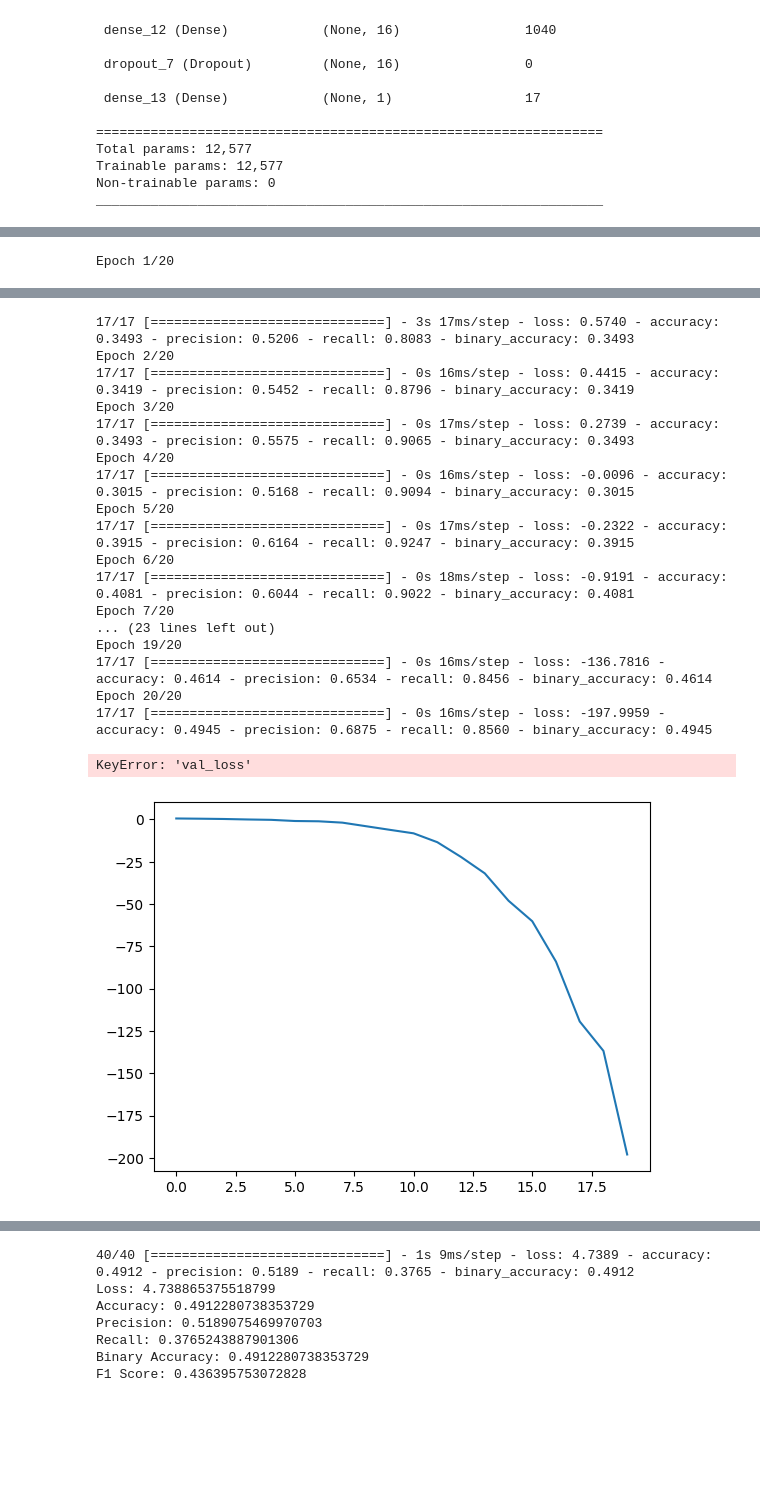
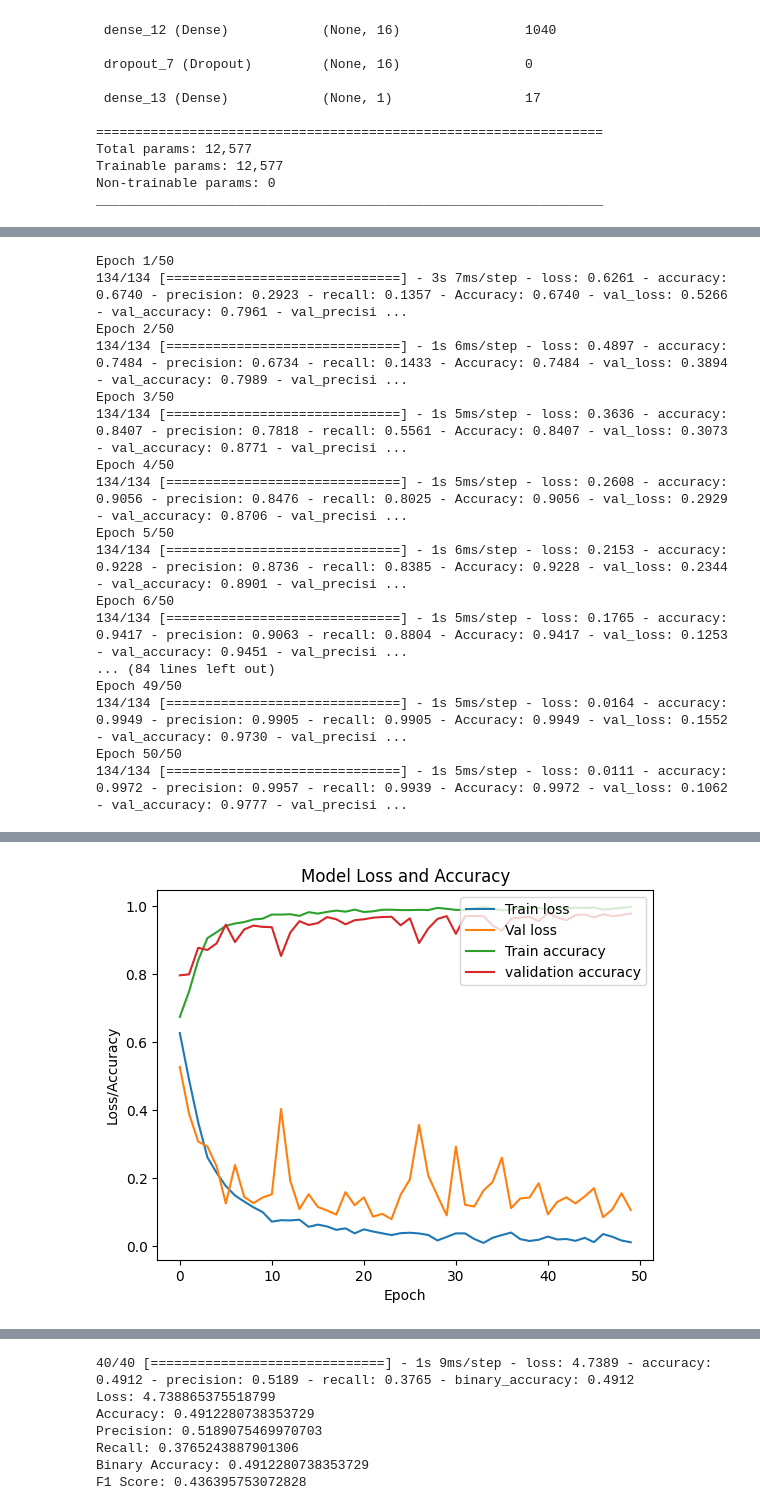
Before and after one commit to raaifhadadi/FYP, a Jupyter notebook: brugada_hb.ipynb, the cells around one changed output, grey strips where cells are left out. Saved outputs shown, nothing was run; the diff lists cells and outputs as text; code cells hidden in the pictures; blank space fills up the shorter version.

Commit message:
Cleanup + add k fold validation to brugada hearbeat classification notebook

```diff
--- a/brugada_hb.ipynb
+++ b/brugada_hb.ipynb
@@ -235,19 +65,18 @@ Test text labels shape: (1438,)
 # %%
-# check label distribution in each set
+label_dict = {
+    0: 'Normal',
+    1: 'Brugada',
+    2: 'RBBB'
+}
 
 print("Train label distribution")
-t = np.unique(train_text_labels, return_counts=True)
+t = np.unique(Y_train, return_counts=True)
 for i in range(len(t[0])):
-    print(t[0][i], ":", t[1][i], "\t", f'{t[1][i] / (np.sum(t[1])) : .2f}%',)
+    print(label_dict[t[0][i]], ":", t[1][i], "\t", f'{t[1][i] / (np.sum(t[1])) : .2f}%',)
 
-t = np.unique(val_text_labels, return_counts=True)
-print("\nVal label distribution")
+print("\nTest label distribution")
+t = np.unique(Y_test, return_counts=True)
 for i in range(len(t[0])):
-    print(t[0][i], ":", t[1][i], "\t", f'{t[1][i] / (np.sum(t[1])) : .2f}%',)
-
-t = np.unique(test_text_labels, return_counts=True)
-print("\nTest label distribution")
-for i in range(len(t[0])):
-    print(t[0][i], ":", t[1][i], "\t", f'{t[1][i] / (np.sum(t[1])) : .2f}%',)
+    print(label_dict[t[0][i]], ":", t[1][i], "\t", f'{t[1][i] / (np.sum(t[1])) : .2f}%',)
 # %% [output]
 Train label distribution
@@ -431,0 +385,8 @@ _________________________________________________________________
+# %%
+num_classes = 1
+X_input = keras.Input(shape=X_train.shape[1:])
+outputs, feature_output = cnn.model(X_input, num_classes=num_classes, filters=[12, 18, 24], kernels=[5,5,3], hidden_units=[32, 8], dropout=[0.5, 0.5])
+
+model = keras.Model(inputs=X_input, outputs=outputs)
+model.compile(optimizer='adam', loss='binary_crossentropy', metrics=['accuracy', 'Precision', 'Recall', 'Accuracy'])
+model.summary()
@@ -432,20 +411,41 @@ _________________________________________________________________
 # %%
-AUGMENT = True
+AUGMENT = False
 
 if AUGMENT:
     data_gen = augment_ecg_signal_batch(X_train, Y_train, 32)
     history = model.fit(data_gen, epochs=20, batch_size=32, steps_per_epoch=len(X_train) // 32)
 else:
-    history = model.fit(X_train, Y_train, epochs=50, batch_size=32)
+    # split training data into training and validation sets
+    X_train, X_val = X_train[:int(0.8 * len(X_train))], X_train[int(0.8 * len(X_train)):]
+    Y_train, Y_val = Y_train[:int(0.8 * len(Y_train))], Y_train[int(0.8 * len(Y_train)):]
+    data_gen = augment_ecg_signal_batch(X_train, Y_train, 32)
+    history = model.fit(data_gen, validation_data=(X_val, Y_val), epochs=50, batch_size=32, steps_per_epoch=len(X_train) // 32)
+    # history = model.fit(X_train, Y_train, validation_data=(X_val, Y_val), epochs=20, batch_size=32)
 
 # plot the training and validation loss and binary accuracy
 plt.plot(history.history['loss'])
 plt.plot(history.history['val_loss'])
-plt.plot(history.history['binary_accuracy'])
-plt.plot(history.history['val_binary_accuracy'])
+plt.plot(history.history['accuracy'])
+plt.plot(history.history['val_accuracy'])
 plt.title('Model Loss and Accuracy')
 plt.ylabel('Loss/Accuracy')
 plt.xlabel('Epoch')
 plt.legend(['Train loss', 'Val loss', 'Train accuracy', 'validation accuracy'], loc='upper right')
 # %% [output]
-Epoch 1/20
+Epoch 1/50
+134/134 [==============================] - 3s 7ms/step - loss: 0.6261 - accuracy: 0.6740 - precision: 0.2923 - recall: 0.1357 - Accuracy: 0.6740 - val_loss: 0.5266 - val_accuracy: 0.7961 - val_precisi ...
+Epoch 2/50
+134/134 [==============================] - 1s 6ms/step - loss: 0.4897 - accuracy: 0.7484 - precision: 0.6734 - recall: 0.1433 - Accuracy: 0.7484 - val_loss: 0.3894 - val_accuracy: 0.7989 - val_precisi ...
+Epoch 3/50
+134/134 [==============================] - 1s 5ms/step - loss: 0.3636 - accuracy: 0.8407 - precision: 0.7818 - recall: 0.5561 - Accuracy: 0.8407 - val_loss: 0.3073 - val_accuracy: 0.8771 - val_precisi ...
+Epoch 4/50
+134/134 [==============================] - 1s 5ms/step - loss: 0.2608 - accuracy: 0.9056 - precision: 0.8476 - recall: 0.8025 - Accuracy: 0.9056 - val_loss: 0.2929 - val_accuracy: 0.8706 - val_precisi ...
+Epoch 5/50
+134/134 [==============================] - 1s 6ms/step - loss: 0.2153 - accuracy: 0.9228 - precision: 0.8736 - recall: 0.8385 - Accuracy: 0.9228 - val_loss: 0.2344 - val_accuracy: 0.8901 - val_precisi ...
+Epoch 6/50
+134/134 [==============================] - 1s 5ms/step - loss: 0.1765 - accuracy: 0.9417 - precision: 0.9063 - recall: 0.8804 - Accuracy: 0.9417 - val_loss: 0.1253 - val_accuracy: 0.9451 - val_precisi ...
+... (84 lines left out)
+Epoch 49/50
+134/134 [==============================] - 1s 5ms/step - loss: 0.0164 - accuracy: 0.9949 - precision: 0.9905 - recall: 0.9905 - Accuracy: 0.9949 - val_loss: 0.1552 - val_accuracy: 0.9730 - val_precisi ...
+Epoch 50/50
+134/134 [==============================] - 1s 5ms/step - loss: 0.0111 - accuracy: 0.9972 - precision: 0.9957 - recall: 0.9939 - Accuracy: 0.9972 - val_loss: 0.1062 - val_accuracy: 0.9777 - val_precisi ...
@@ -458,20 +453,2 @@ Epoch 1/20
-17/17 [==============================] - 3s 17ms/step - loss: 0.5740 - accuracy: 0.3493 - precision: 0.5206 - recall: 0.8083 - binary_accuracy: 0.3493
-Epoch 2/20
-17/17 [==============================] - 0s 16ms/step - loss: 0.4415 - accuracy: 0.3419 - precision: 0.5452 - recall: 0.8796 - binary_accuracy: 0.3419
-Epoch 3/20
-17/17 [==============================] - 0s 17ms/step - loss: 0.2739 - accuracy: 0.3493 - precision: 0.5575 - recall: 0.9065 - binary_accuracy: 0.3493
-Epoch 4/20
-17/17 [==============================] - 0s 16ms/step - loss: -0.0096 - accuracy: 0.3015 - precision: 0.5168 - recall: 0.9094 - binary_accuracy: 0.3015
-Epoch 5/20
-17/17 [==============================] - 0s 17ms/step - loss: -0.2322 - accuracy: 0.3915 - precision: 0.6164 - recall: 0.9247 - binary_accuracy: 0.3915
-Epoch 6/20
-17/17 [==============================] - 0s 18ms/step - loss: -0.9191 - accuracy: 0.4081 - precision: 0.6044 - recall: 0.9022 - binary_accuracy: 0.4081
-Epoch 7/20
-... (23 lines left out)
-Epoch 19/20
-17/17 [==============================] - 0s 16ms/step - loss: -136.7816 - accuracy: 0.4614 - precision: 0.6534 - recall: 0.8456 - binary_accuracy: 0.4614
-Epoch 20/20
-17/17 [==============================] - 0s 16ms/step - loss: -197.9959 - accuracy: 0.4945 - precision: 0.6875 - recall: 0.8560 - binary_accuracy: 0.4945
-KeyError: 'val_loss'
-[figure, old version]
+[figure, new version]
 # %%
```
Also changed, not shown: parts of 31 cells of this notebook, 1 other file.
